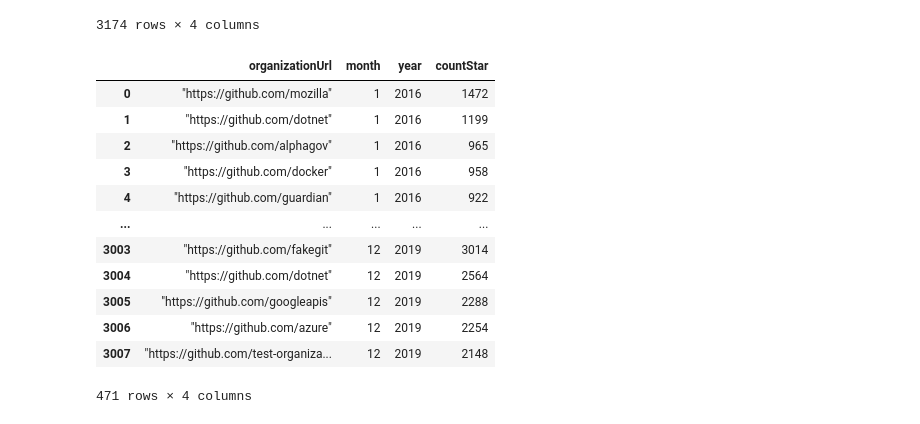
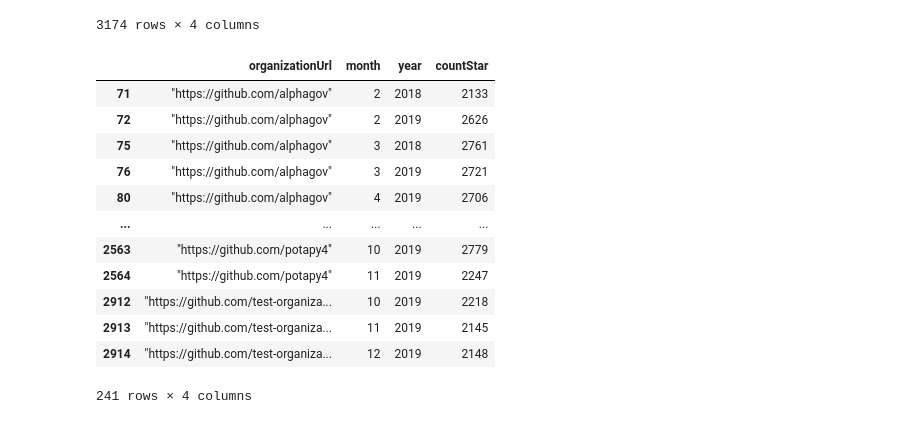
Before and after one commit to mnmallea/tp_procesamiento_seniales, a Jupyter notebook: notebooks/prueba.ipynb, the cells around one changed output. Saved outputs shown, nothing was run; the diff lists cells and outputs as text; code cells hidden in the pictures.

```diff
--- a/notebooks/prueba.ipynb
+++ b/notebooks/prueba.ipynb
@@ -58,24 +58,28 @@ with_counts
 | 3173 | "https://github.com/zys-contribs" | 12 | 2018 | 622 |
 3174 rows × 4 columns
 # %%
-grouped = with_counts.groupby(["month", "year"]).apply(lambda x: x.sort_values(['countStar'], ascending = False)).reset_index(drop=True)
-grouped
-final_data = grouped.groupby(["month", "year"]).head(10)
+#grouped = with_counts.groupby(["month", "year"]).apply(lambda x: x.sort_values(['countStar'], ascending = False)).reset_index(drop=True)
+#grouped
+#final_data = grouped.groupby(["month", "year"]).head(10)
+#final_data
+grouped = with_counts.groupby(["month", "year"])
+
+final_data = with_counts.loc[with_counts["countStar"] > 2000]
 final_data
 # %% [output]
 |  | organizationUrl | month | year | countStar |
-| 0 | "https://github.com/mozilla" | 1 | 2016 | 1472 |
-| 1 | "https://github.com/dotnet" | 1 | 2016 | 1199 |
-| 2 | "https://github.com/alphagov" | 1 | 2016 | 965 |
-| 3 | "https://github.com/docker" | 1 | 2016 | 958 |
-| 4 | "https://github.com/guardian" | 1 | 2016 | 922 |
+| 71 | "https://github.com/alphagov" | 2 | 2018 | 2133 |
+| 72 | "https://github.com/alphagov" | 2 | 2019 | 2626 |
+| 75 | "https://github.com/alphagov" | 3 | 2018 | 2761 |
+| 76 | "https://github.com/alphagov" | 3 | 2019 | 2721 |
+| 80 | "https://github.com/alphagov" | 4 | 2019 | 2706 |
 | ... | ... | ... | ... | ... |
-| 3003 | "https://github.com/fakegit" | 12 | 2019 | 3014 |
-| 3004 | "https://github.com/dotnet" | 12 | 2019 | 2564 |
-| 3005 | "https://github.com/googleapis" | 12 | 2019 | 2288 |
-| 3006 | "https://github.com/azure" | 12 | 2019 | 2254 |
-| 3007 | "https://github.com/test-organiza... | 12 | 2019 | 2148 |
+| 2563 | "https://github.com/potapy4" | 10 | 2019 | 2779 |
+| 2564 | "https://github.com/potapy4" | 11 | 2019 | 2247 |
+| 2912 | "https://github.com/test-organiza... | 10 | 2019 | 2218 |
+| 2913 | "https://github.com/test-organiza... | 11 | 2019 | 2145 |
+| 2914 | "https://github.com/test-organiza... | 12 | 2019 | 2148 |
-471 rows × 4 columns
+241 rows × 4 columns
 # %%
 plot_data = pd.pivot_table(final_data, index=['year', 'month'], columns=['organizationUrl'])
 
```
Also changed, not shown: parts of 2 cells of this notebook, 2 other files.
